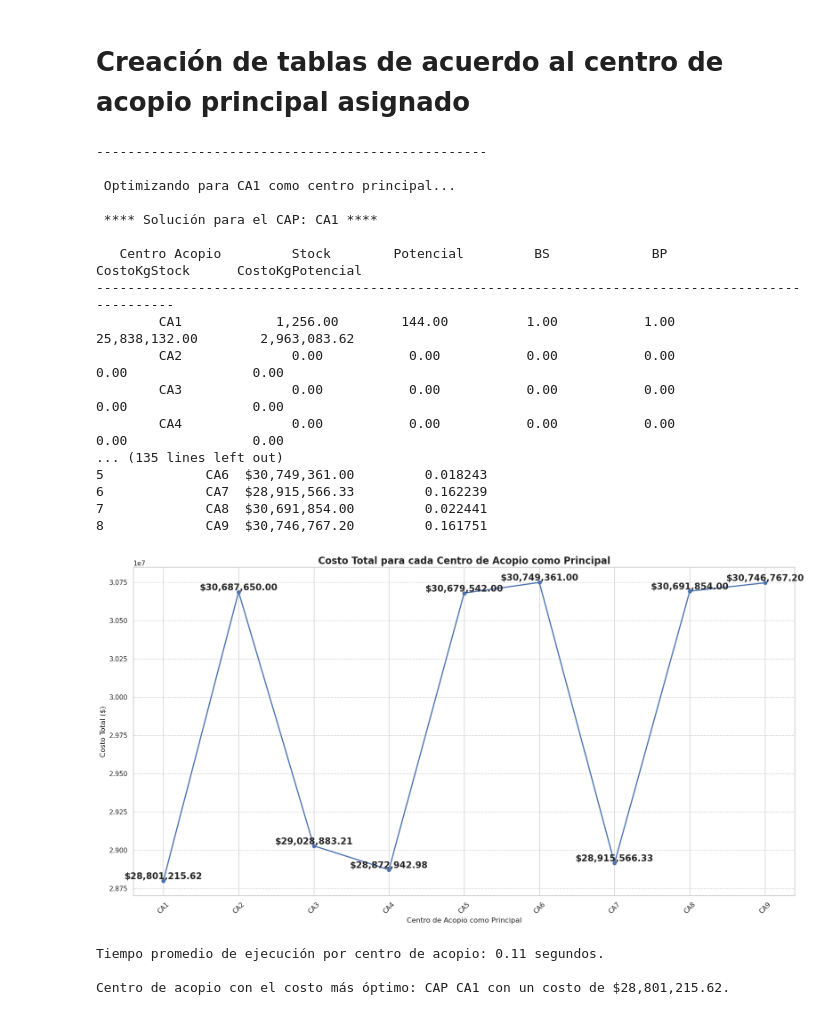
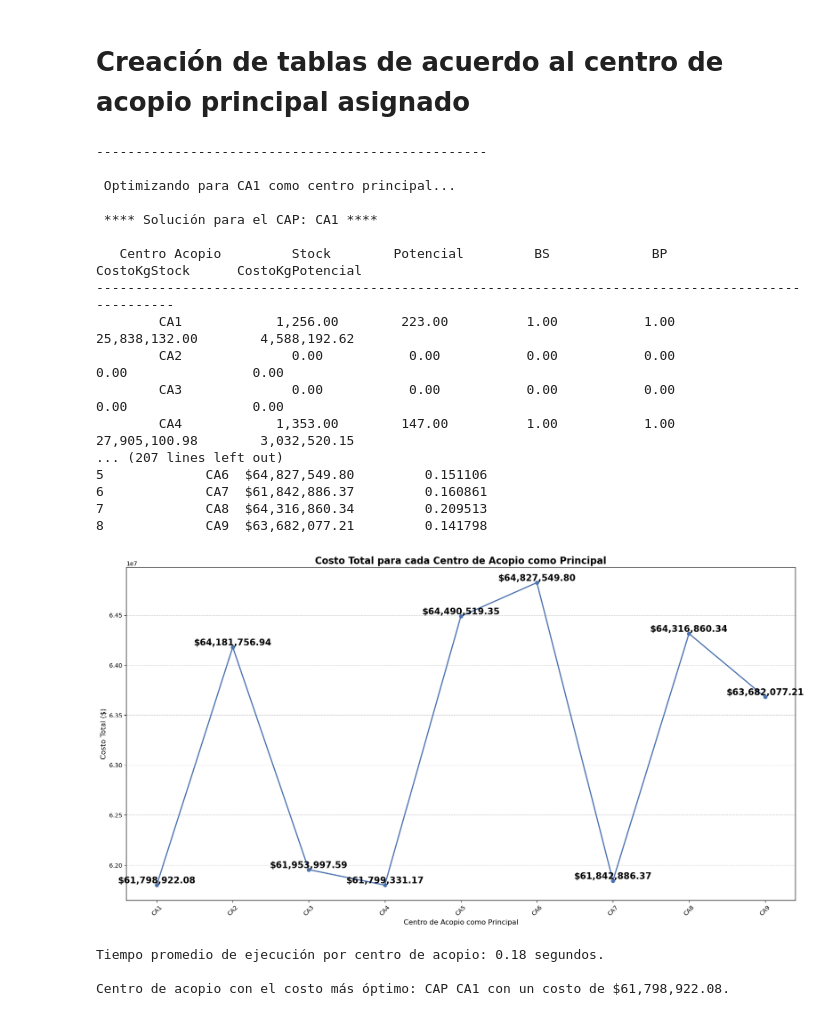
Before and after one commit to Manuelortegaj11/Model, a Jupyter notebook: Queso.ipynb, the cells around one changed output. Saved outputs shown, nothing was run; the diff lists cells and outputs as text; code cells hidden in the pictures.

```diff
--- a/Queso.ipynb
+++ b/Queso.ipynb
@@ -395,7 +395,7 @@ def costo_CAP(idx_CAP, centros_df_CAP, cant_tomada, costo_tiempo):
     costo_CAP = cant_tomada*precio + costo_transp + costo_tiempo_transp
     return costo_CAP
 # %%
-demanda_cliente = 1400
+demanda_cliente = 3000
 
 CA_Ids = centros_acopio_df['Id_CA']
 CAP_sols = []
@@ -473,41 +473,41 @@ plt.plot(
 
 # Etiquetas y título del gráfico
 plt.title('Costo Total para cada Centro de Acopio como Principal', fontsize=16, fontweight='bold')
 plt.xlabel('Centro de Acopio como Principal', fontsize=12)
 plt.ylabel('Costo Total ($)', fontsize=12)
 
 # Mostrar valores en cada punto de la línea
 for i, (x, y) in enumerate(zip(resultados_df['CentroPrincipal'], resultados_df['CostoTotal_float'])):
     plt.text(x, y + 0.5, f"${y:,.2f}", ha='center', va='bottom', fontsize=15, fontweight='bold')
 
 # Mejorar la visualización
 plt.xticks(rotation=45)
 plt.grid(axis='y', linestyle='--', alpha=0.7)  # Agregar líneas de cuadrícula en el eje y
 plt.tight_layout()
 plt.show()
 
 # Análisis final del cuadro
 print(f"\nTiempo promedio de ejecución por centro de acopio: {tiempo_promedio_ejecucion:.2f} segundos.")
 print(f"\nCentro de acopio con el costo más óptimo: CAP {mejor_sol[0]} con un costo de ${mejor_sol[1]:,.2f}.")
 # %% [output]
 --------------------------------------------------
 
  Optimizando para CA1 como centro principal...
 
  **** Solución para el CAP: CA1 ****
 
    Centro Acopio         Stock        Potencial         BS             BP           CostoKgStock      CostoKgPotencial
 ----------------------------------------------------------------------------------------------------
-        CA1            1,256.00        144.00          1.00           1.00         25,838,132.00        2,963,083.62
+        CA1            1,256.00        223.00          1.00           1.00         25,838,132.00        4,588,192.62
         CA2              0.00           0.00           0.00           0.00              0.00                0.00
         CA3              0.00           0.00           0.00           0.00              0.00                0.00
-        CA4              0.00           0.00           0.00           0.00              0.00                0.00
-... (135 lines left out)
-5             CA6  $30,749,361.00         0.018243
-6             CA7  $28,915,566.33         0.162239
-7             CA8  $30,691,854.00         0.022441
-8             CA9  $30,746,767.20         0.161751
+        CA4            1,353.00        147.00          1.00           1.00         27,905,100.98        3,032,520.15
+... (207 lines left out)
+5             CA6  $64,827,549.80         0.151106
+6             CA7  $61,842,886.37         0.160861
+7             CA8  $64,316,860.34         0.209513
+8             CA9  $63,682,077.21         0.141798
-[figure, old version]
+[figure, new version]
-Tiempo promedio de ejecución por centro de acopio: 0.11 segundos.
+Tiempo promedio de ejecución por centro de acopio: 0.18 segundos.
 
-Centro de acopio con el costo más óptimo: CAP CA1 con un costo de $28,801,215.62.
+Centro de acopio con el costo más óptimo: CAP CA1 con un costo de $61,798,922.08.
```
